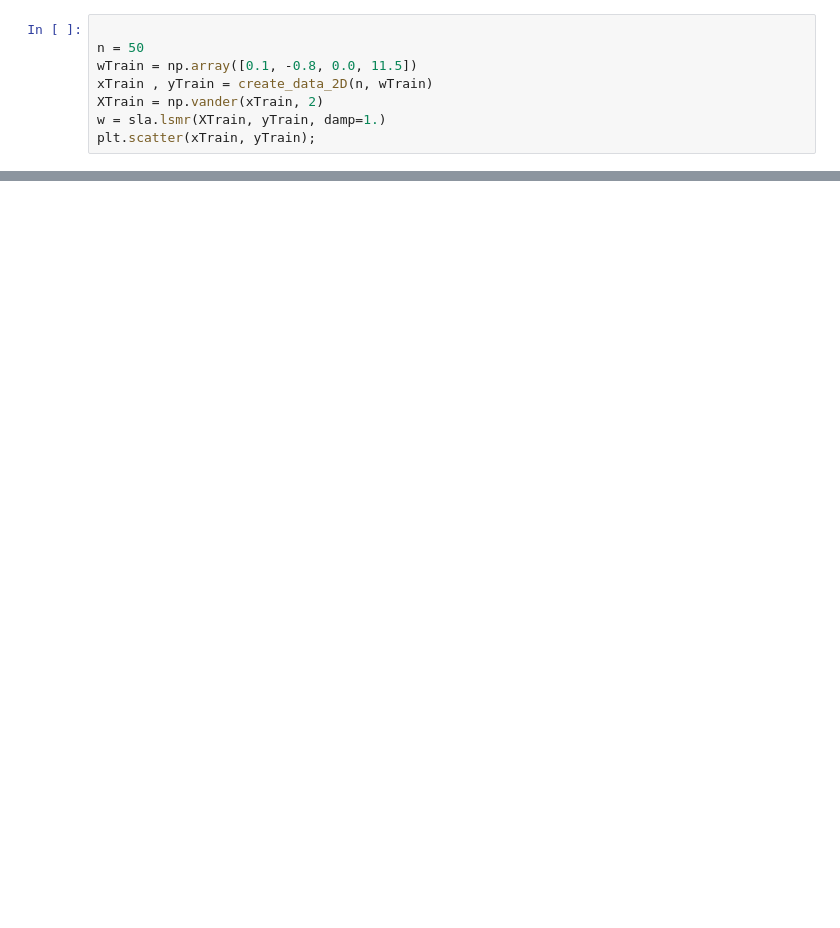
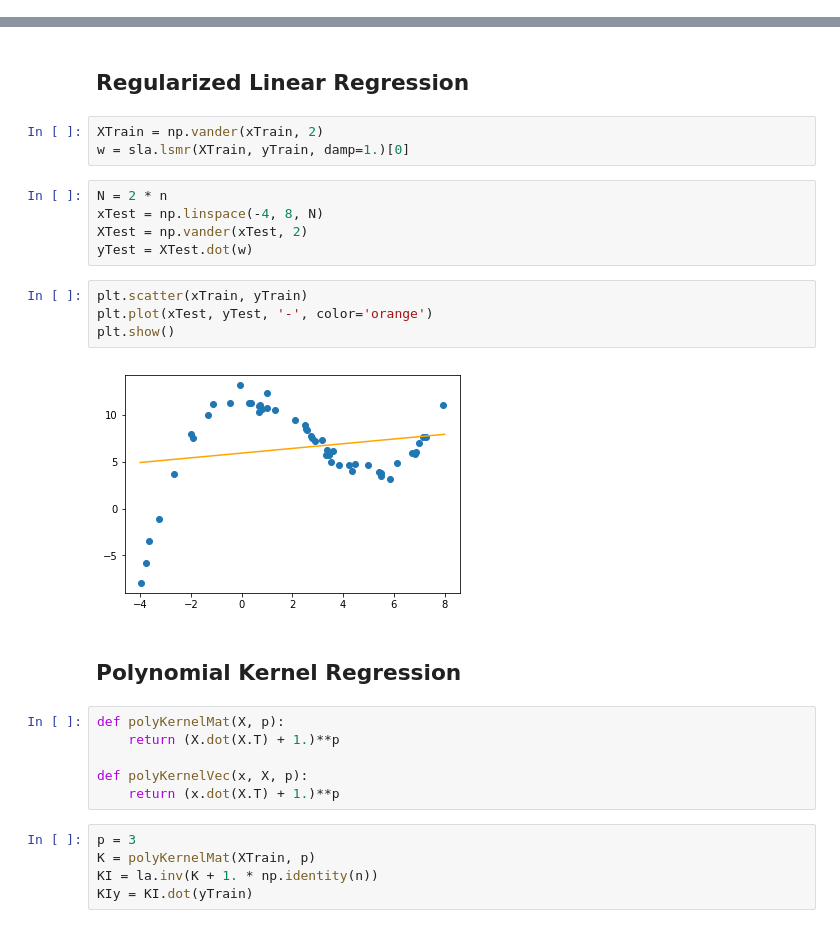
Before and after one commit to p3ml/recipes, a Jupyter notebook: Kernel Least Squares Optimization.ipynb, the cells around one changed output, grey strips where cells are left out. Drawn from its saved outputs; the diff is of its cells as text; blank space fills up the shorter version.

Commit message:
Add missing plots

```diff
--- a/Kernel Least Squares Optimization.ipynb
+++ b/Kernel Least Squares Optimization.ipynb
@@ -31,8 +0,0 @@ plt.scatter(xTrain, yTrain);
-# %%
-
-n = 50
-wTrain = np.array([0.1, -0.8, 0.0, 11.5])
-xTrain , yTrain = create_data_2D(n, wTrain)
-XTrain = np.vander(xTrain, 2)
-w = sla.lsmr(XTrain, yTrain, damp=1.)
-plt.scatter(xTrain, yTrain);
@@ -85,0 +39,29 @@ plt.plot(xTest, yTest, '-');
+# %% [markdown]
+## Regularized Linear Regression
+# %%
+XTrain = np.vander(xTrain, 2)
+w = sla.lsmr(XTrain, yTrain, damp=1.)[0]
+# %%
+N = 2 * n
+xTest = np.linspace(-4, 8, N)
+XTest = np.vander(xTest, 2)
+yTest = XTest.dot(w)
+# %%
+plt.scatter(xTrain, yTrain)
+plt.plot(xTest, yTest, '-', color='orange')
+plt.show()
+# %% [output]
+[figure, added]
+# %% [markdown]
+## Polynomial Kernel Regression
+# %%
+def polyKernelMat(X, p):
+    return (X.dot(X.T) + 1.)**p
+
+def polyKernelVec(x, X, p):
+    return (x.dot(X.T) + 1.)**p
+# %%
+p = 3
+K = polyKernelMat(XTrain, p)
+KI = la.inv(K + 1. * np.identity(n))
+KIy = KI.dot(yTrain)
```
Also changed, not shown: parts of 30 cells of this notebook.
